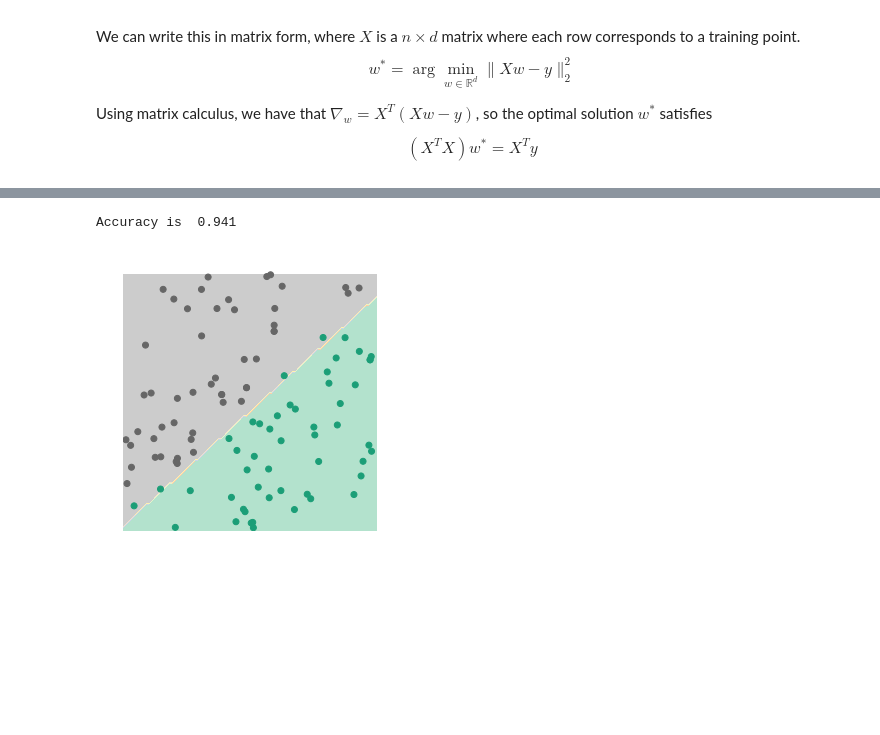
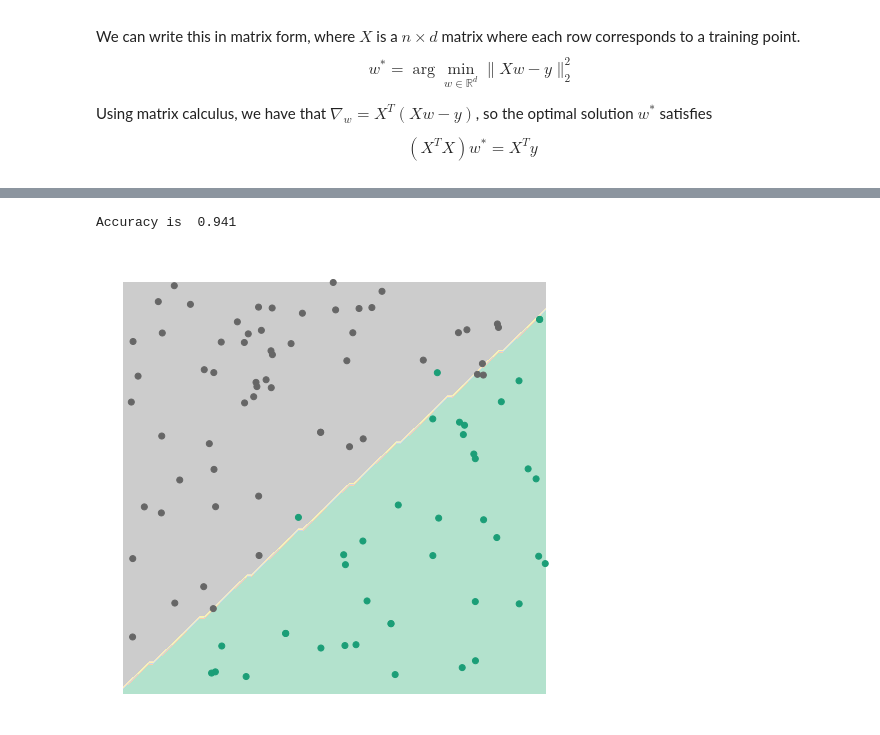
Before and after one commit to dibyaghosh/ml_tidbits, a Jupyter notebook: QuickML/QuickML.ipynb, the cells around one changed output, grey strips where cells are left out. Drawn from its saved outputs; the diff is of its cells as text; code cells hidden in the pictures; blank space fills up the shorter version.

```diff
--- a/QuickML/QuickML.ipynb
+++ b/QuickML/QuickML.ipynb
@@ -48,7 +50,7 @@ def accuracy(model,X,Y):
     return np.count_nonzero([model.predict(x)==y for (x,y) in zip(X,Y)])/len(X)
 
 def plot(model,X,Y,shades=False,nPoints=100,**kwargs):
-    plt.figure(figsize=(10,5))
+    plt.figure(figsize=(8,8))
     h = 100
     x_min, y_min = np.min(X,axis=0)
     x_max, y_max = np.max(X,axis=0)
@@ -61,7 +63,6 @@ def plot(model,X,Y,shades=False,nPoints=100,**kwargs):
 
     # Put the result into a color plot
     Z = Z.reshape(xx.shape)
-    plt.subplot(1, 2,2)
     plt.contourf(xx, yy, Z, cmap=plt.cm.Pastel2,**kwargs)
     subpoints = np.random.choice(len(X),nPoints)
     plt.scatter(X[subpoints, 0], X[subpoints, 1], c=Y[subpoints], cmap=plt.cm.Dark2)
@@ -135,8 +136,8 @@ class LinReg:
 # %%
 # HIDDEN
 
-kNN_classifier = LinReg()
-kNN_classifier.fit(Xs,Ys)
-print("Accuracy is ",accuracy(kNN_classifier,test_Xs,test_Ys))
-plot(kNN_classifier,test_Xs,test_Ys)
+linear_classifier = LinReg()
+linear_classifier.fit(Xs,Ys)
+print("Accuracy is ",accuracy(linear_classifier,test_Xs,test_Ys))
+plot(linear_classifier,test_Xs,test_Ys)
 # %% [output]
@@ -218,13 +216,13 @@ class LogRegGD:
 # %%
 # HIDDEN
 
-kNN_classifier = LogRegGD()
-kNN_classifier.fit(Xs,Ys)
-print("Accuracy is ",accuracy(kNN_classifier,test_Xs,test_Ys))
-plot(kNN_classifier,test_Xs,test_Ys)
+logistic_classifier = LogRegGD()
+logistic_classifier.fit(Xs,Ys)
+print("Accuracy is ",accuracy(logistic_classifier,test_Xs,test_Ys))
+plot(logistic_classifier,test_Xs,test_Ys)
 # %% [output]
 Accuracy is  0.941
-[figure, old version]
+[figure, new version]
 # %% [markdown]
 ### Convex Formulation
 
```
Also changed, not shown: parts of 8 cells of this notebook, 2 other files.
